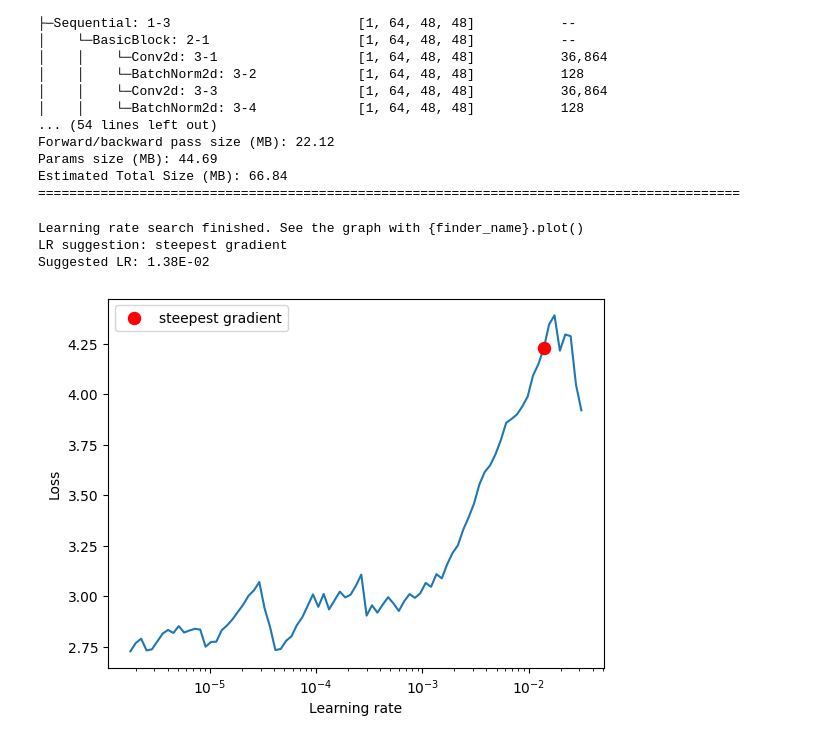
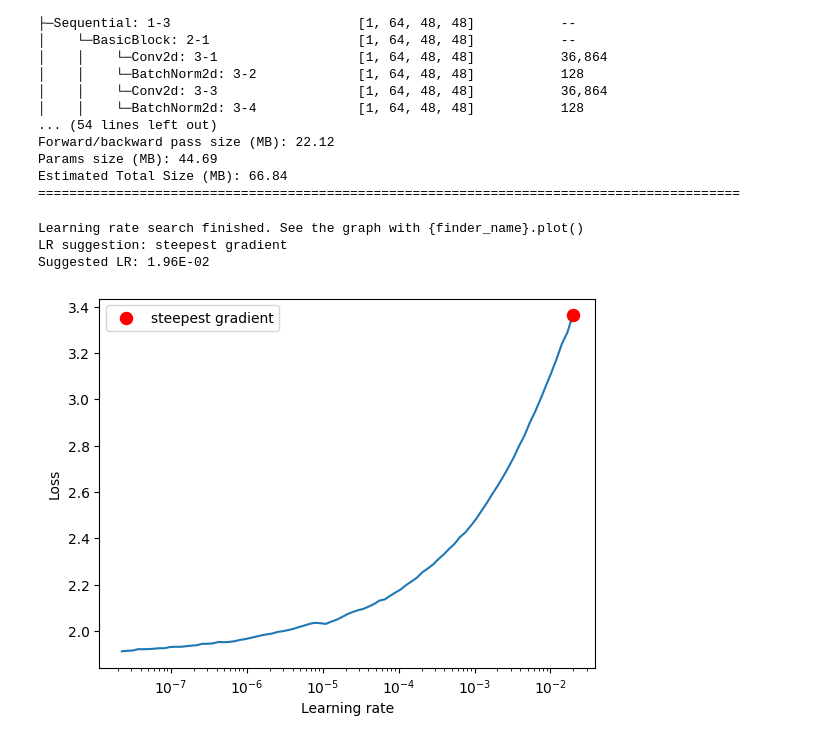
Before and after one commit to alaeimo/NMA_DL_FER, a Jupyter notebook: SResNet18.ipynb, the cells around one changed output. Saved outputs shown, nothing was run; the diff lists cells and outputs as text; code cells hidden in the pictures.

```diff
--- a/SResNet18.ipynb
+++ b/SResNet18.ipynb
@@ -163,7 +165,7 @@ torchvision_transforms = True  # True/False if you want use torchvision augmenta
 dataset_csv_file = "./drive/MyDrive/Colab Notebooks/datasets/fer2013/icml_face_data.csv"
 mean, std = [0.4105, 0.4105, 0.4105], [0.2672, 0.2672, 0.2672]
 image_size = 48
-batch_size = 32
+batch_size = 128
 # %% [markdown]
 Load and Prepare Dataset
 # %%
@@ -218,6 +220,7 @@ transforms_train = transforms.Compose([transforms.ToPILImage()])
 if torchvision_transforms:
     transforms_train.transforms.extend([
                 transforms.RandomRotation(15),
+                transforms.RandomAffine(degrees=0, translate=(0.1, 0)),
                 transforms.RandomHorizontalFlip()])
 
 transforms_train.transforms.extend([
@@ -510,16 +516,16 @@ model = SResNet18(BasicBlock, [2,2,2,2])
 # %%
 #@title Finding a Good Learning Rate
 from torch_lr_finder import LRFinder
 optimizer = optim.Adam(model.parameters())
 criterion = torch.nn.CrossEntropyLoss()
 lr_finder = LRFinder(model, optimizer, criterion, device="cuda")
-lr_finder.range_test(train_dataloader, start_lr=1e-1, end_lr=1e-6, num_iter=100)
+lr_finder.range_test(train_dataloader, start_lr=1e-01, end_lr=1e-8, num_iter=100)
 lr_finder.plot()
 lr_finder.reset()
 # %% [output]
 Learning rate search finished. See the graph with {finder_name}.plot()
 LR suggestion: steepest gradient
-Suggested LR: 1.38E-02
+Suggested LR: 1.96E-02
-[figure, old version]
+[figure, new version]
 # %%
 #@title Training Hyper-Parameters
```
Also changed, not shown: parts of 13 cells of this notebook.
